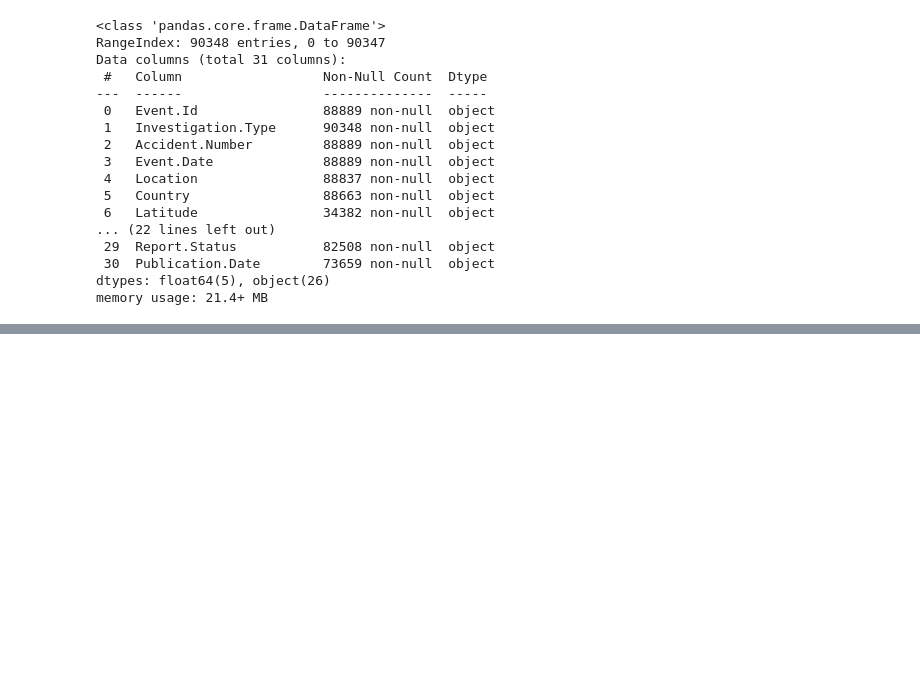
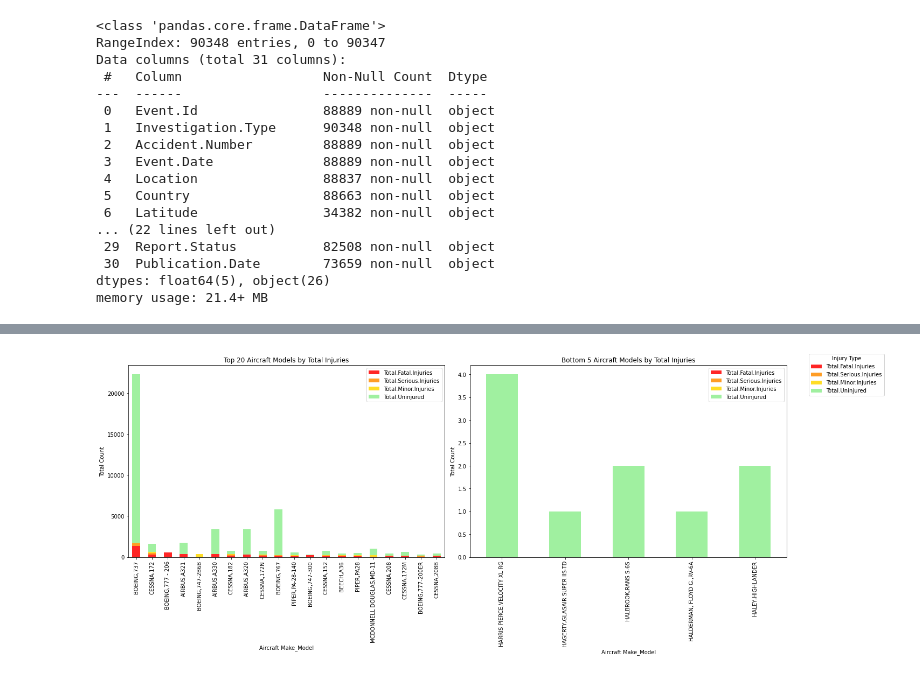
Before and after one commit to vanzerrriii/Aviation_Risk_Analysis, a Jupyter notebook: Aviation_Risk_Analysis.ipynb, the cells around one changed output, grey strips where cells are left out. Saved outputs shown, nothing was run; the diff lists cells and outputs as text; code cells hidden in the pictures; blank space fills up the shorter version.

```diff
--- a/Aviation_Risk_Analysis.ipynb
+++ b/Aviation_Risk_Analysis.ipynb
@@ -78,0 +447,9 @@ dtype: object
+# %%
+# Aggregating injury data per aircraft model
+agg_data = Airplane_df.groupby('Make_Model').agg({
+    'Total.Fatal.Injuries': 'sum',
+    'Total.Serious.Injuries': 'sum',
+    'Total.Minor.Injuries': 'sum',
+    'Total.Uninjured': 'sum'
+})
+agg_data
@@ -78,0 +471,40 @@ dtype: object
+# %%
+# Calculating total injuries for sorting
+agg_data['Total.Injuries'] = agg_data['Total.Fatal.Injuries'] + agg_data['Total.Serious.Injuries'] + agg_data['Total.Minor.Injuries']
+
+# Sorting the data by total injuries
+top_20 = agg_data.sort_values(by='Total.Injuries', ascending=False).head(20)
+bottom_5 = agg_data.sort_values(by='Total.Injuries', ascending=True).head(5)  # Selecting the bottom 5 explicitly
+
+# Creating the plots
+fig, (ax1, ax2) = plt.subplots(ncols=2, figsize=(18, 8))
+
+# Top 20 aircraft models with the most injuries
+top_20[['Total.Fatal.Injuries', 'Total.Serious.Injuries', 'Total.Minor.Injuries', 'Total.Uninjured']].plot(
+    kind='bar', stacked=True, ax=ax1,
+    color=['red', 'darkorange', 'gold', 'lightgreen'], alpha=0.85
+)
+ax1.set_title('Top 20 Aircraft Models by Total Injuries')
+ax1.set_ylabel('Total Count')
+ax1.set_xlabel('Aircraft Make_Model')
+ax1.tick_params(axis="x", labelrotation=90)
+
+# Bottom 5 aircraft models with the least injuries
+bottom_5[['Total.Fatal.Injuries', 'Total.Serious.Injuries', 'Total.Minor.Injuries', 'Total.Uninjured']].plot(
+    kind='bar', stacked=True, ax=ax2,
+    color=['red', 'darkorange', 'gold', 'lightgreen'], alpha=0.85
+)
+ax2.set_title('Bottom 5 Aircraft Models by Total Injuries')
+ax2.set_ylabel('Total Count')
+ax2.set_xlabel('Aircraft Make_Model')
+ax2.tick_params(axis="x", labelrotation=90)
+
+# Adjusting legend placement
+handles, labels = ax1.get_legend_handles_labels()
+fig.legend(handles, labels, title='Injury Type', bbox_to_anchor=(1.02, 1), loc='upper left')
+
+#Layout and show plot
+plt.tight_layout()
+plt.show()
+# %% [output]
+[figure, added]
```
Also changed, not shown: parts of 39 cells of this notebook.
